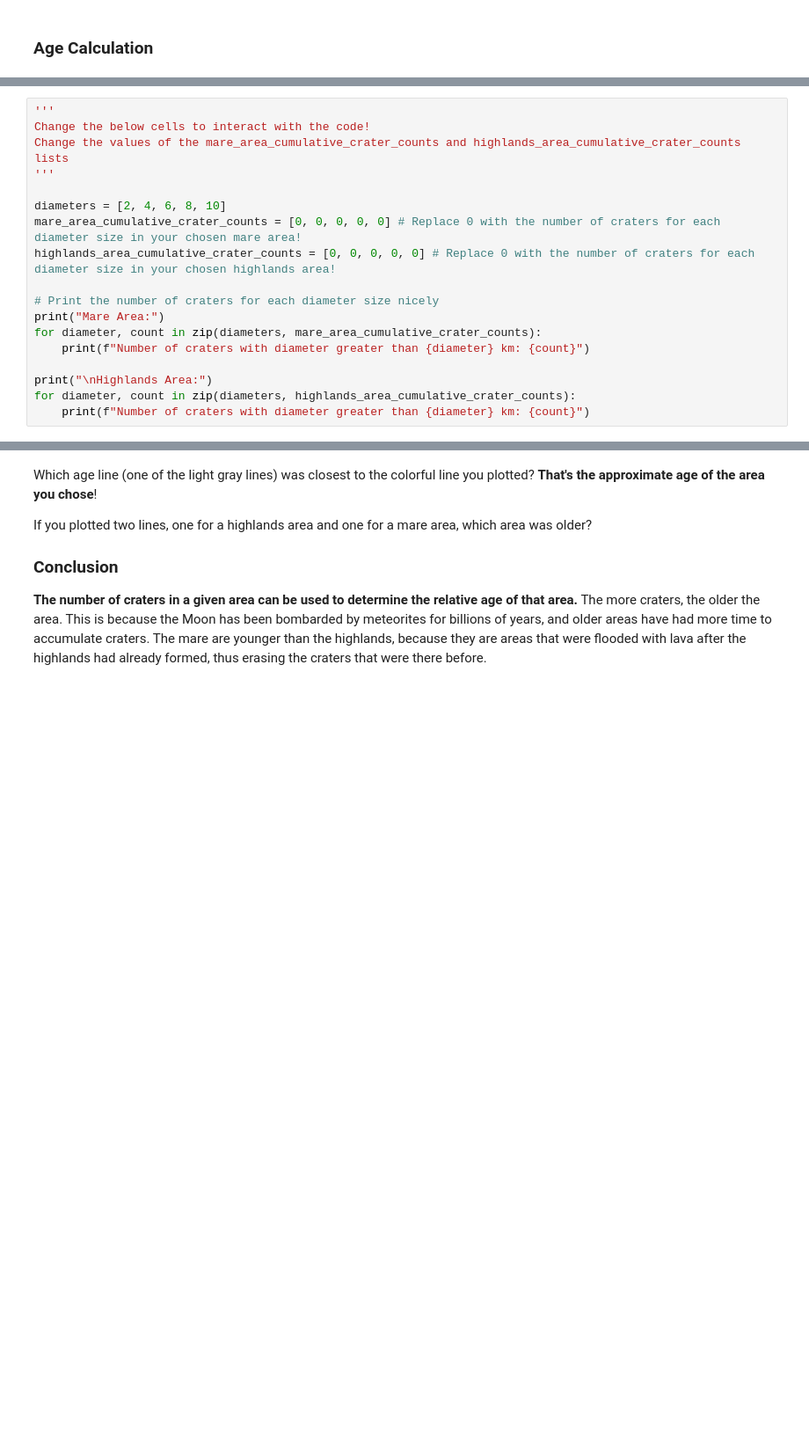
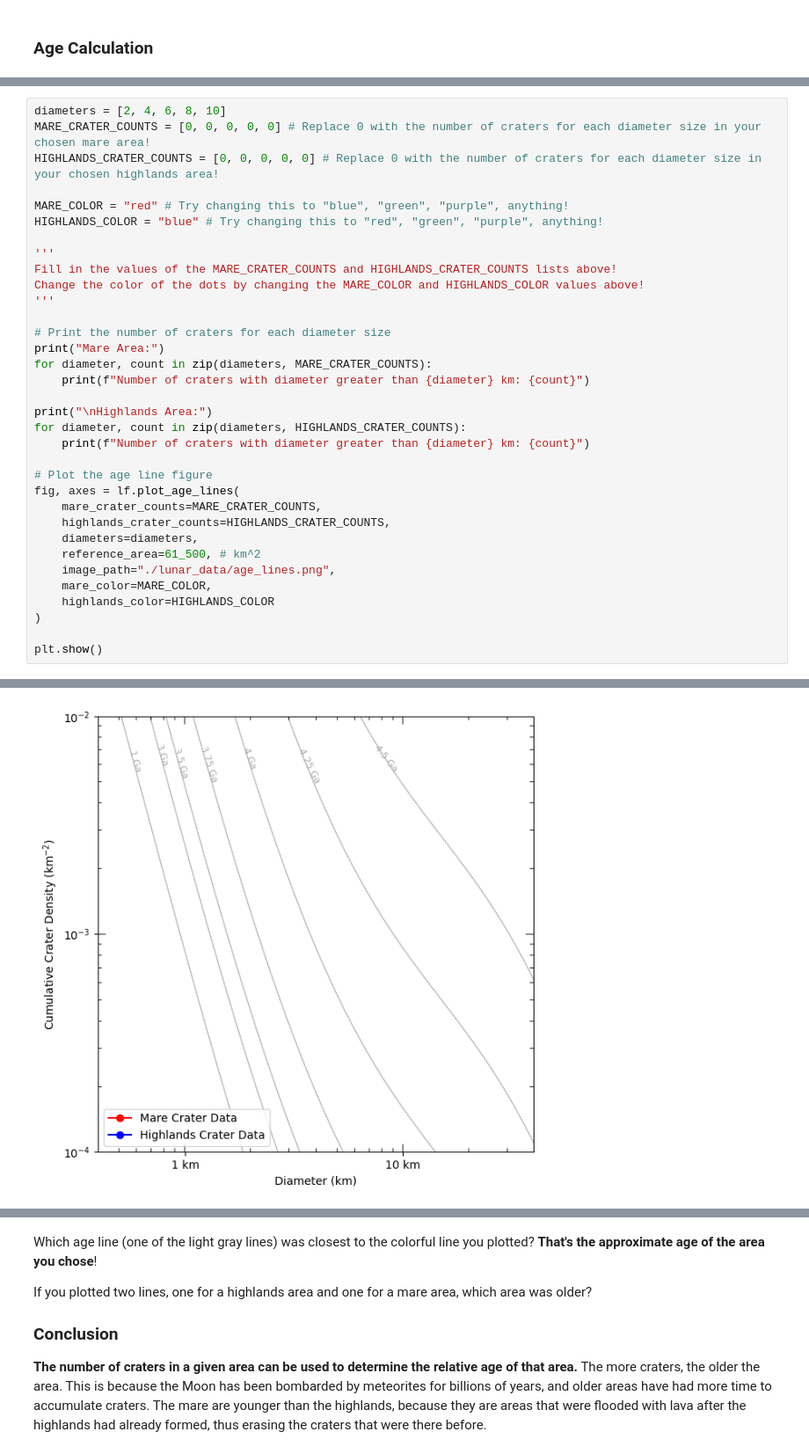
Before and after one commit to linneawolniewicz/gwish-outreach, a Jupyter notebook: lunar_workshop.ipynb, the cells around one changed output, grey strips where cells are left out. Shown at 88% size. Saved outputs shown, nothing was run; the diff lists cells and outputs as text; blank space fills up the shorter version.

```diff
--- a/lunar_workshop.ipynb
+++ b/lunar_workshop.ipynb
@@ -186,32 +129,49 @@ First, just change the value of one of those lists, and then plot the data to da
 # %%
+diameters = [2, 4, 6, 8, 10]
+MARE_CRATER_COUNTS = [0, 0, 0, 0, 0] # Replace 0 with the number of craters for each diameter size in your chosen mare area!
+HIGHLANDS_CRATER_COUNTS = [0, 0, 0, 0, 0] # Replace 0 with the number of craters for each diameter size in your chosen highlands area!
+
+MARE_COLOR = "red" # Try changing this to "blue", "green", "purple", anything!
+HIGHLANDS_COLOR = "blue" # Try changing this to "red", "green", "purple", anything!
+
 '''
-Change the below cells to interact with the code!
-Change the values of the mare_area_cumulative_crater_counts and highlands_area_cumulative_crater_counts lists
+Fill in the values of the MARE_CRATER_COUNTS and HIGHLANDS_CRATER_COUNTS lists above!
+Change the color of the dots by changing the MARE_COLOR and HIGHLANDS_COLOR values above!
 '''
 
-diameters = [2, 4, 6, 8, 10]
-mare_area_cumulative_crater_counts = [0, 0, 0, 0, 0] # Replace 0 with the number of craters for each diameter size in your chosen mare area!
-highlands_area_cumulative_crater_counts = [0, 0, 0, 0, 0] # Replace 0 with the number of craters for each diameter size in your chosen highlands area!
-
-# Print the number of craters for each diameter size nicely
+# Print the number of craters for each diameter size
 print("Mare Area:")
-for diameter, count in zip(diameters, mare_area_cumulative_crater_counts):
+for diameter, count in zip(diameters, MARE_CRATER_COUNTS):
     print(f"Number of craters with diameter greater than {diameter} km: {count}")
 
 print("\nHighlands Area:")
-for diameter, count in zip(diameters, highlands_area_cumulative_crater_counts):
+for diameter, count in zip(diameters, HIGHLANDS_CRATER_COUNTS):
     print(f"Number of craters with diameter greater than {diameter} km: {count}")
+
+# Plot the age line figure
+fig, axes = lf.plot_age_lines(
+    mare_crater_counts=MARE_CRATER_COUNTS,
+    highlands_crater_counts=HIGHLANDS_CRATER_COUNTS,
+    diameters=diameters,
+    reference_area=61_500, # km^2
+    image_path="./lunar_data/age_lines.png",
+    mare_color=MARE_COLOR,
+    highlands_color=HIGHLANDS_COLOR
+)
+
+plt.show()
 # %% [output]
 Mare Area:
 Number of craters with diameter greater than 2 km: 0
 Number of craters with diameter greater than 4 km: 0
 Number of craters with diameter greater than 6 km: 0
 Number of craters with diameter greater than 8 km: 0
 Number of craters with diameter greater than 10 km: 0
 
 Highlands Area:
 Number of craters with diameter greater than 2 km: 0
 Number of craters with diameter greater than 4 km: 0
 Number of craters with diameter greater than 6 km: 0
 Number of craters with diameter greater than 8 km: 0
 Number of craters with diameter greater than 10 km: 0
+[figure, added]
```
Also changed, not shown: parts of 10 cells of this notebook, 2 other files.
